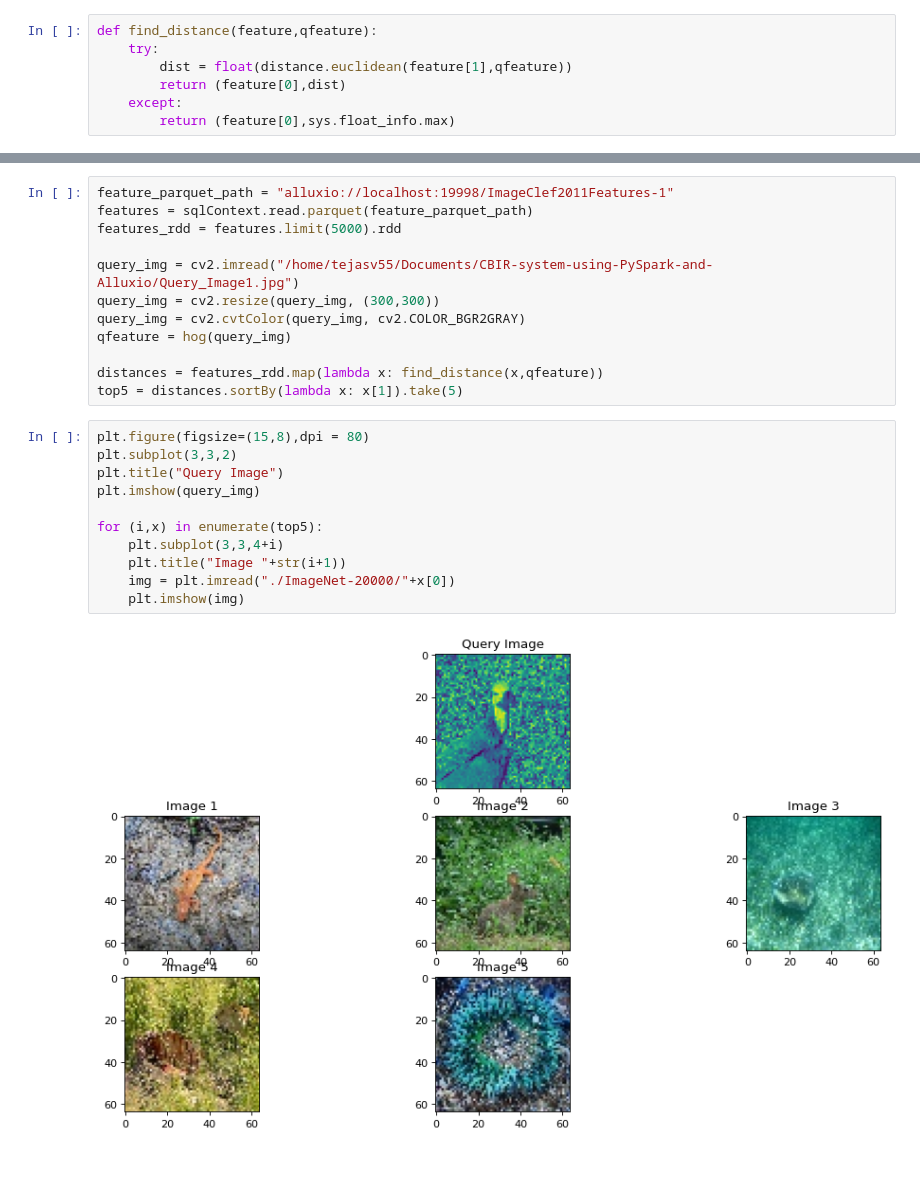
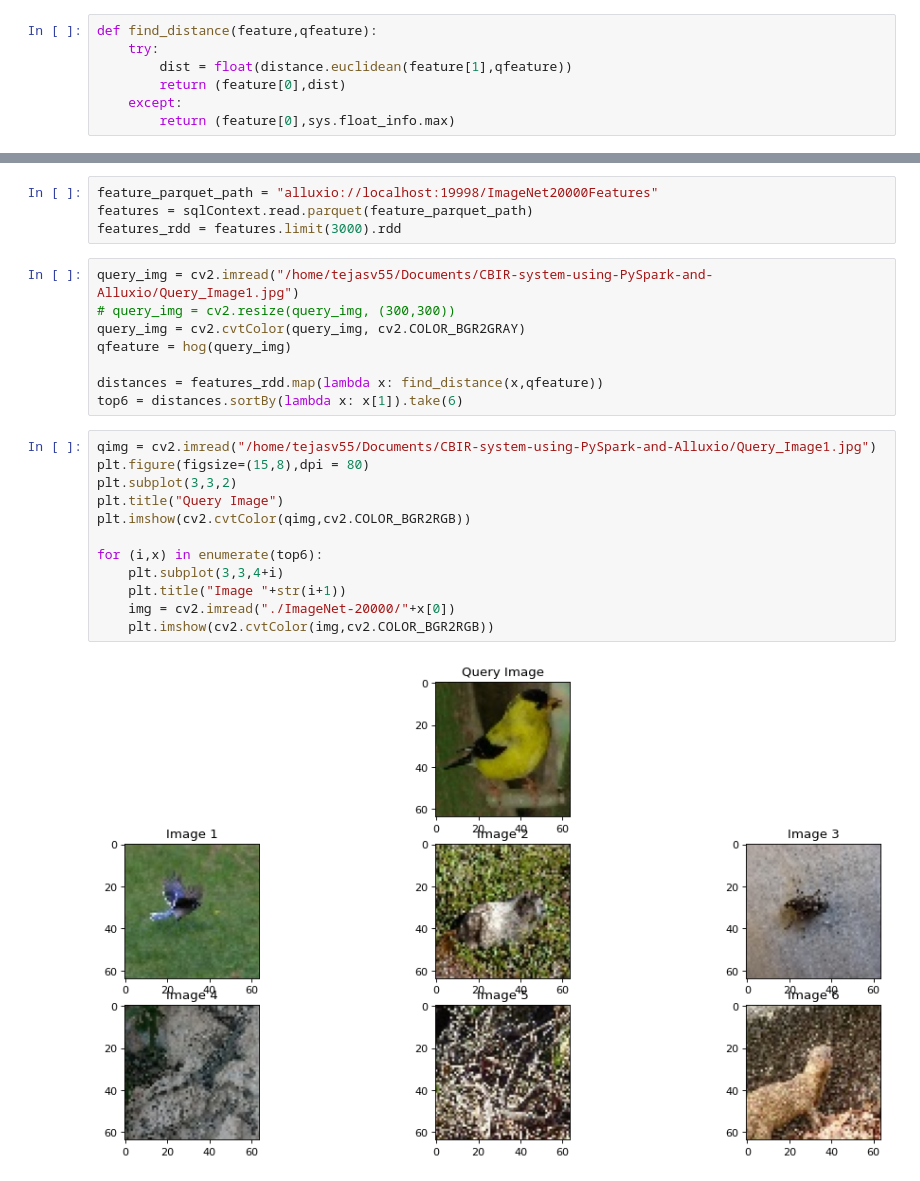
Before and after one commit to TejasV58/CBIR-system-using-PySpark-and-Alluxio, a Jupyter notebook: similarity.ipynb, the cells around one changed output, grey strips where cells are left out. Drawn from its saved outputs; the diff is of its cells as text.

```diff
--- a/similarity.ipynb
+++ b/similarity.ipynb
@@ -29,25 +41,26 @@ sqlContext = SQLContext(sc)
+# %%
+feature_parquet_path = "alluxio://localhost:19998/ImageNet20000Features"
+features = sqlContext.read.parquet(feature_parquet_path)
+features_rdd = features.limit(3000).rdd
 # %%
-feature_parquet_path = "alluxio://localhost:19998/ImageClef2011Features-1"
-features = sqlContext.read.parquet(feature_parquet_path)
-features_rdd = features.limit(5000).rdd
-
 query_img = cv2.imread("/home/tejasv55/Documents/CBIR-system-using-PySpark-and-Alluxio/Query_Image1.jpg")
-query_img = cv2.resize(query_img, (300,300))
+# query_img = cv2.resize(query_img, (300,300))
 query_img = cv2.cvtColor(query_img, cv2.COLOR_BGR2GRAY)
 qfeature = hog(query_img)
 
 distances = features_rdd.map(lambda x: find_distance(x,qfeature))
-top5 = distances.sortBy(lambda x: x[1]).take(5)
+top6 = distances.sortBy(lambda x: x[1]).take(6)
 # %%
+qimg = cv2.imread("/home/tejasv55/Documents/CBIR-system-using-PySpark-and-Alluxio/Query_Image1.jpg")
 plt.figure(figsize=(15,8),dpi = 80)
 plt.subplot(3,3,2)
 plt.title("Query Image")
-plt.imshow(query_img)
+plt.imshow(cv2.cvtColor(qimg,cv2.COLOR_BGR2RGB))
 
-for (i,x) in enumerate(top5):
+for (i,x) in enumerate(top6):
     plt.subplot(3,3,4+i)
     plt.title("Image "+str(i+1))
-    img = plt.imread("./ImageNet-20000/"+x[0])
-    plt.imshow(img)
+    img = cv2.imread("./ImageNet-20000/"+x[0])
+    plt.imshow(cv2.cvtColor(img,cv2.COLOR_BGR2RGB))
 # %% [output]
-[figure, old version]
+[figure, new version]
```
Also changed, not shown: parts of 1 cell of this notebook, 3 other files.
